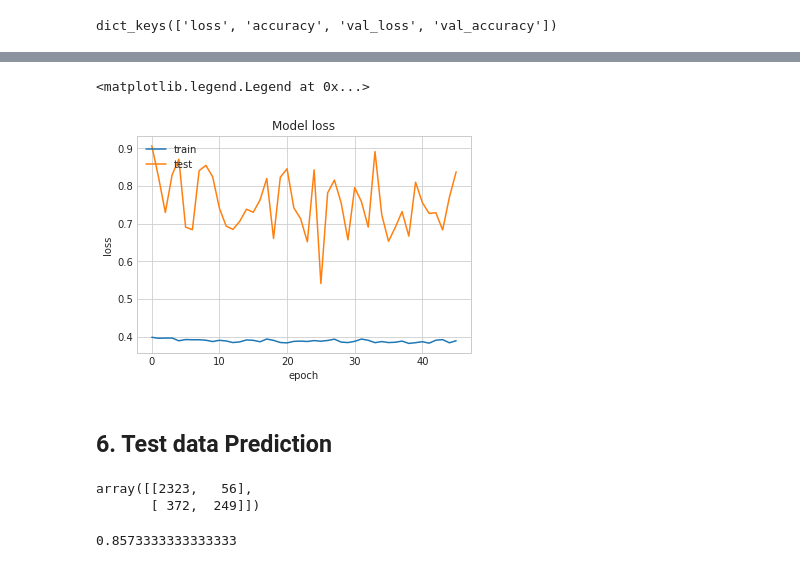
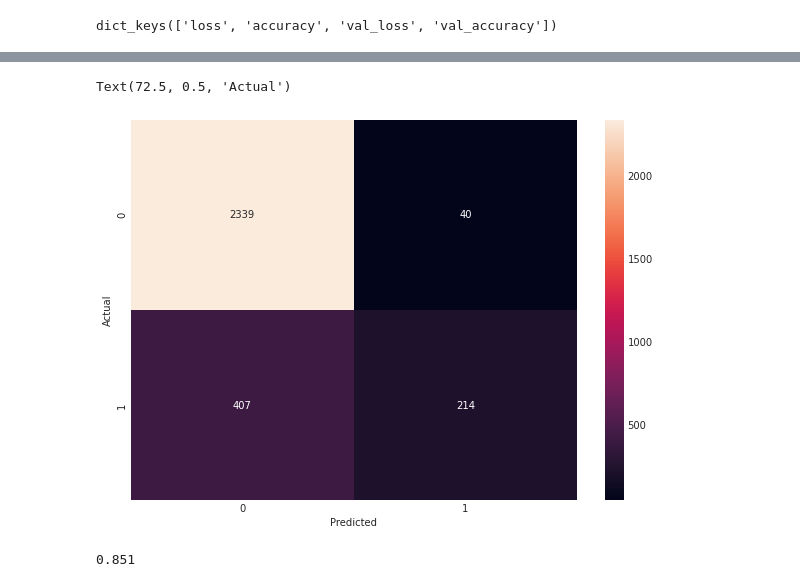
Before and after one commit to ParisRohan/AES-128-bit-Key-size-, a Jupyter notebook: bank-customer-churn-using-ann.ipynb, the cells around one changed output, grey strips where cells are left out. Saved outputs shown, nothing was run; the diff lists cells and outputs as text; code cells hidden in the pictures.

```diff
--- a/bank-customer-churn-using-ann.ipynb
+++ b/bank-customer-churn-using-ann.ipynb
@@ -385,8 +371,0 @@ The number of classes after fit Counter({1: 5584, 0: 5584})
-# %%
-# Feature Scaling
-scaler2 = StandardScaler()
-X_train_sc = scaler2.fit_transform(X_train_smote)
-X_valid_sc = scaler2.transform(X_valid)
-# %%
-#Fit model
-model_history2 = classifier.fit(X_train_sc, y_train_smote, validation_split=0.33, batch_size=10, epochs=1000, callbacks=early_stop)
@@ -426,17 +372,3 @@ plt.legend(['train', 'test'], loc='upper left')
-# %%
-#Summarize history for loss
-plt.plot(model_history2.history['loss'])
-plt.plot(model_history2.history['val_loss'])
-plt.title('Model loss')
-plt.ylabel('loss')
-plt.xlabel('epoch')
-plt.legend(['train', 'test'], loc='upper left')
-# %% [output]
-<matplotlib.legend.Legend at 0x...>
-[figure, removed]
-# %% [markdown]
-<a id=6></a>
-## 6. Test data Prediction
 # %%
 #make predictions
 y_pred = classifier.predict(X_valid_sc)
@@ -444,12 +376,15 @@ y_pred = (y_pred >=0.5)
 # %%
 #confusion matrix
 conf_matrix = confusion_matrix(y_valid, y_pred)
-conf_matrix
+plt.figure(figsize=(10,7))
+sns.heatmap(conf_matrix, annot=True,fmt='d')
+plt.xlabel('Predicted')
+plt.ylabel('Actual')
 # %% [output]
-array([[2323,   56],
-       [ 372,  249]])
+Text(72.5, 0.5, 'Actual')
+[figure, added]
 # %%
 #accuracy score
 print(accuracy_score(y_valid, y_pred))
 # %% [output]
-0.8573333333333333
+0.851
```
Also changed, not shown: parts of 13 cells of this notebook.
